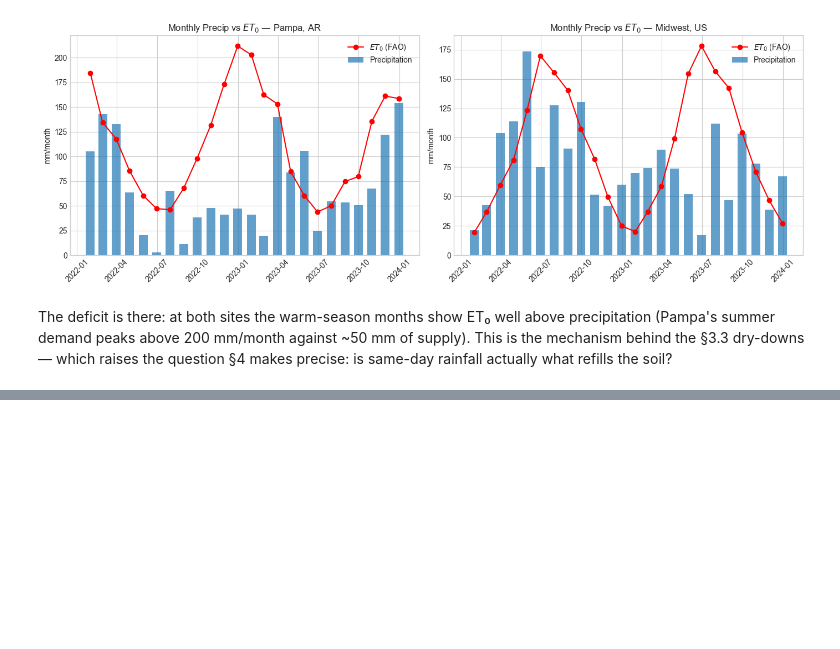
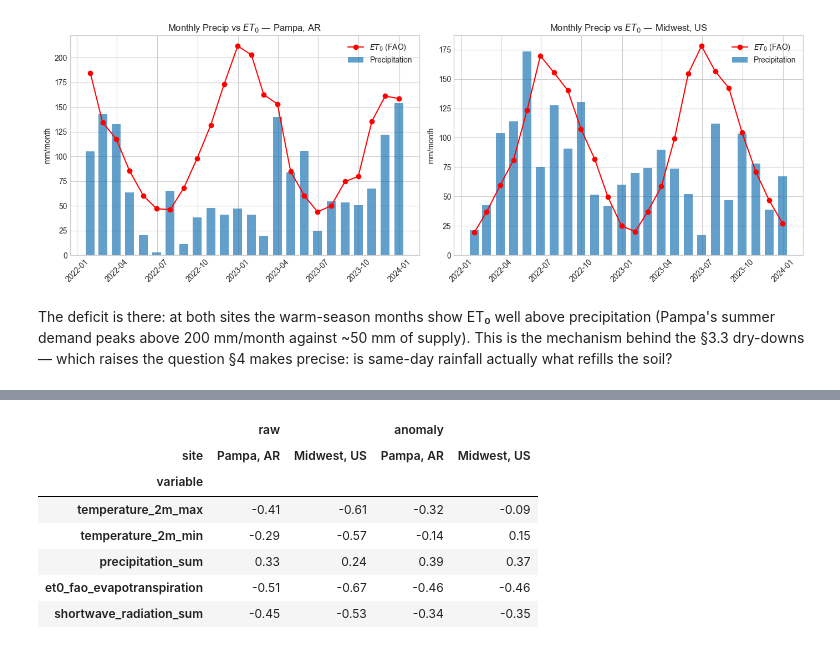
Before and after one commit to deloxantos/pretaverdi, a Jupyter notebook: notebooks/01-open-meteo-exploration.ipynb, the cells around one changed output, grey strips where cells are left out. Cells and saved outputs as stored; diff of their text form; code cells hidden in the pictures; blank space fills up the shorter version.

```diff
--- a/notebooks/01-open-meteo-exploration.ipynb
+++ b/notebooks/01-open-meteo-exploration.ipynb
@@ -283,0 +309,11 @@ The intuition fails — and that is the finding. Precipitation is the *weakest*-
+# %%
+shift.unstack("site")
+# %% [output]
+|  | raw |  | anomaly |  |
+| site | Pampa, AR | Midwest, US | Pampa, AR | Midwest, US |
+| variable |  |  |  |  |
+| temperature_2m_max | -0.41 | -0.61 | -0.32 | -0.09 |
+| temperature_2m_min | -0.29 | -0.57 | -0.14 | 0.15 |
+| precipitation_sum | 0.33 | 0.24 | 0.39 | 0.37 |
+| et0_fao_evapotranspiration | -0.51 | -0.67 | -0.46 | -0.46 |
+| shortwave_radiation_sum | -0.45 | -0.53 | -0.34 | -0.35 |
```
Also changed, not shown: parts of 15 cells of this notebook, 8 other files.
